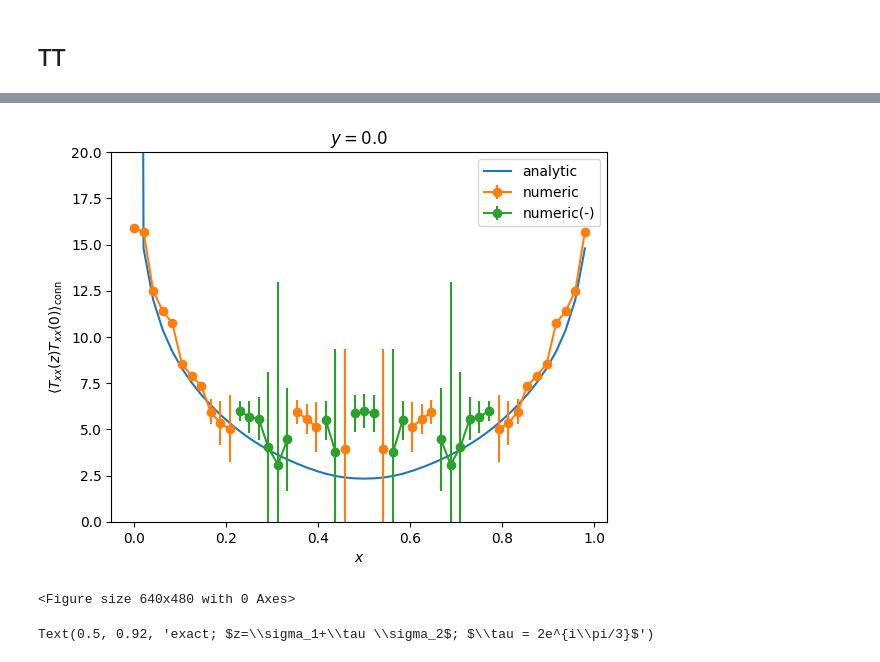
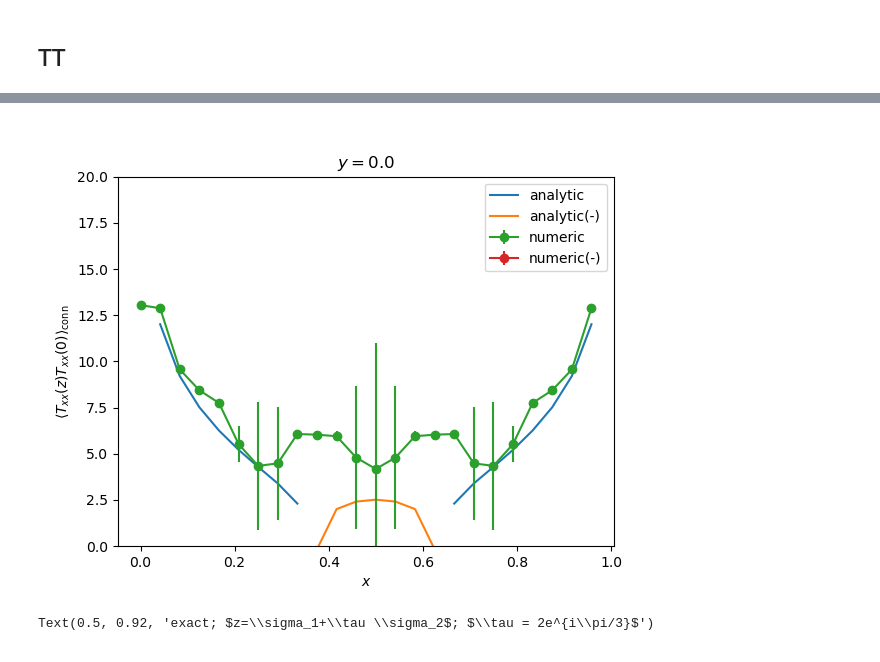
Before and after one commit to nobuyukimatsumoto68/hex, a Jupyter notebook: analysis.ipynb, the cells around one changed output, grey strips where cells are left out. Cells and saved outputs as stored; diff of their text form; code cells hidden in the pictures.

Commit message:
conn removed

```diff
--- a/analysis.ipynb
+++ b/analysis.ipynb
@@ -293,14 +407,14 @@ def T_1pt_analytic():
 # %%
 # Lx = 9
 # Ly = 12
-mult=8
+mult=4
 Lx = 6*mult
 Ly = 3*mult
 
 tau = Ly/Lx*np.exp( 1.0j*np.pi/3 )
 
-Nbintot = 25
-binsize = 1e5
+Nbintot = 5
+binsize = 1e3
 # Nbintot = 4
 # binsize = 1e2
 
@@ -320,5 +456,6 @@ eta1 = -1.0/6.0 * th1(0, n=3)/th1(0, n=1)
 # %%
-directory1="./runs/mult"+str(mult)+"/data_Lx"+str(Lx)+"Ly"+str(Ly)+"nu1/"
+# directory1="./runs/mult"+str(mult)+"/data_Lx"+str(Lx)+"Ly"+str(Ly)+"nu1/"
+directory1="./data_Lx"+str(Lx)+"Ly"+str(Ly)+"nu1/"
 # %%
 kappa = 2.0/3.0
 cos = np.cos( np.pi/6.0 )
@@ -690,9 +784,9 @@ TTconn_analytic=np.array(np.split(tmp2, tmp2.shape[0]/3))
 TxxTxx = np.array([np.loadtxt(directory1+"TxxTxx_"+str(i)+".dat") for i in range(1, Nbintot+1)])
 # %%
 iii = Txx.shape[0]
-TxxTxx_conn = np.array([TxxTxx[ii] - Txx[ii]**2 for ii in range(iii)])
+TxxTxx = np.array([TxxTxx[ii] for ii in range(iii)])
 # %%
-jk = Jackknife( Nbin, binsize, TxxTxx_conn[nskip:] )
+jk = Jackknife( Nbin, binsize, TxxTxx[nskip:] )
 # %%
 shape = jk.mean().shape
 jkm = jk.mean()
@@ -743,37 +858,37 @@ yt = TxxTxx1[t*Lx:(t+1)*Lx]
 plt.close()
 
 x = np.arange(0, Lx)/Lx
-y = np.array( [TT_conn_analytic( xx + tau*t/Ly ) for xx in x] )
-plt.plot( x, np.log(2.0*y), label="analytic" )
+y = np.array( [TT_analytic( xx + tau*t/Ly ) for xx in x] )
+plt.plot( x, np.log( np.real(2.0*y) ), label="analytic" )
+plt.plot( x, np.log(-np.real(2.0*y) ), label="analytic(-)" )
 
 
 fac = (2.0*np.pi)/(alat)/r**2
 
 # plt.errorbar( yt.T[0]/Lx, yt.T[2], np.abs(yt.T[3]/yt.T[2]), label="numeric" )
 plt.errorbar( yt.T[0]/Lx, np.log( yt.T[2]*fac**2 ), np.abs(yt.T[3]/yt.T[2]), label="numeric", marker='o' )
 plt.errorbar( yt.T[0]/Lx, np.log( -yt.T[2]*fac**2 ), np.abs(yt.T[3]/yt.T[2]), label="numeric(-)", marker='o' )
 # plt.errorbar( yt.T[0]/Lx, yt.T[2], yt.T[3], label="numeric", marker='o' )
 
 plt.legend()
 
 plt.ylim( 0.0, 20.0 )
 
 plt.title("$y="+str(t/Ly)+"$")
 plt.xlabel("$x$")
 plt.ylabel("$\\langle T_{xx}(z) T_{xx}(0)\\rangle_{\\rm conn}$")
 
 # plt.xscale("log")
 
 # xx=(yt.T[0]/Lx)[3:]
 # yy=1.0/xx**4
 # plt.plot( xx, np.log(1.0e-5*yy) )
 
 plt.show()
 
 plt.savefig('./yslice.pdf',bbox_inches='tight')
 # %% [output]
-[figure, old version]
+[figure, new version]
-<Figure size 640x480 with 0 Axes>
 # %%
 TxxTxy = np.array([np.loadtxt(directory1+"TxxTxy_"+str(i)+".dat") for i in range(1, Nbintot+1)])
 # %%
```
Also changed, not shown: parts of 64 cells of this notebook, 2 other files.
